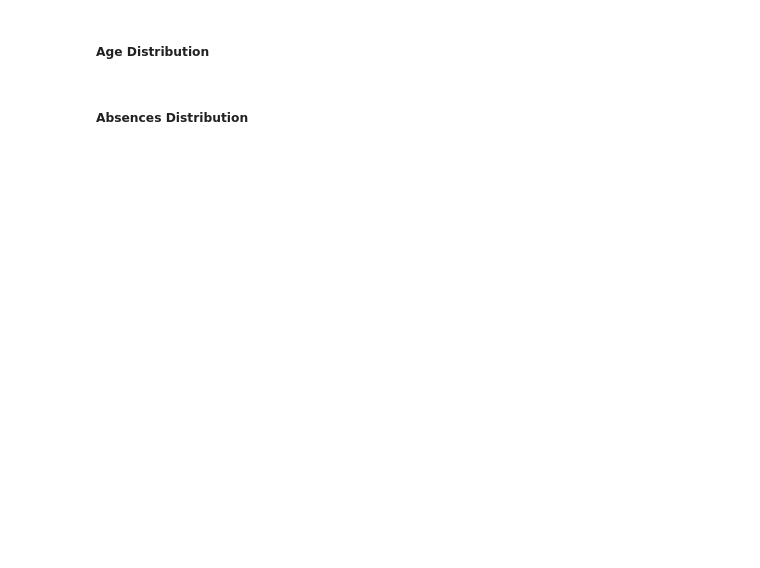
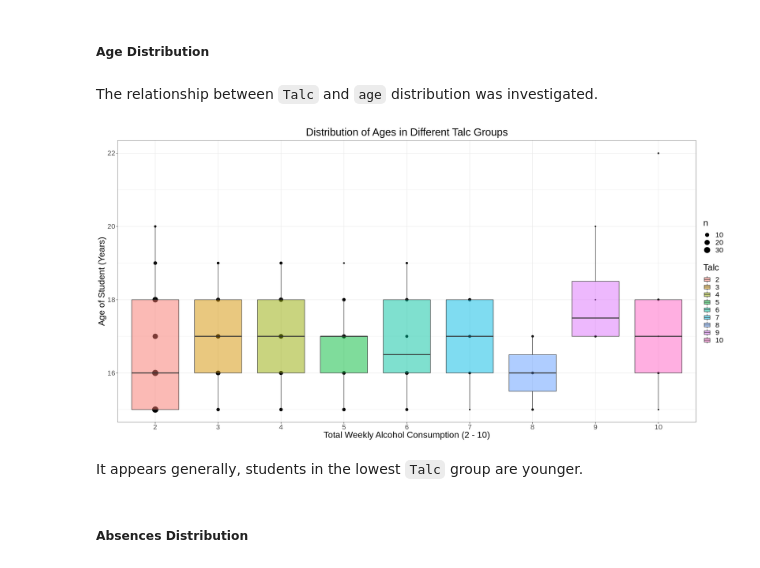
Before and after one commit to harr0p/Classification-Model, a Jupyter notebook: DSCI100_006-36_Group_Project_Proposal.ipynb, the cells around one changed output. Saved outputs shown, nothing was run; the diff lists cells and outputs as text; code cells hidden in the pictures; blank space fills up the shorter version.

```diff
--- a/DSCI100_006-36_Group_Project_Proposal.ipynb
+++ b/DSCI100_006-36_Group_Project_Proposal.ipynb
@@ -324,28 +242,27 @@ sac_train_sex_bar_chart
 # %% [markdown]
 ##### Age Distribution
+# %% [markdown]
+The relationship between `Talc` and `age` distribution was investigated.
 # %%
 sac_train_age_bar_chart_data <- sac_train |>
-    select(Talc, age) |>
-    group_by(Talc, age) |>
-    summarize(count = n()) |>
-    ungroup()
+    select(Talc, age)
 
-## Conversion of Talc from dbl -> fct to make displaying via ggplot easier
-sac_train_age_bar_chart_data$Talc <- as.factor(sac_train_age_bar_chart_data$Talc)
-sac_train_age_bar_chart_data$age <- as.factor(sac_train_age_bar_chart_data$age)
+options(repr.plot.width = 20, repr.plot.height = 10)
+sac_train_age_bar_chart <- sac_train_age_bar_chart_data |>
+     ggplot(aes(x = Talc, y = age)) +
+     geom_count(aes(x = Talc, y = age)) +
+     geom_boxplot(aes(fill = Talc), alpha = 0.5) +
+     labs(x = "Total Weekly Alcohol Consumption (2 - 10)",
+          y = "Age of Student (Years)",
+          title = "Distribution of Ages in Different Talc Groups") +
+     theme(plot.title = element_text(hjust = 0.5),
+           text = element_text(size = 20))
 
-options(repr.plot.width = 10, repr.plot.height = 10)
-sac_train_age_bar_chart_1 <- sac_train_age_bar_chart_data |>
-     ggplot(aes(x = age, y = count, fill = Talc)) +
-     geom_violin(scale = Talc) +
-     labs(x = "Age-Group",
-          y = "Proportion of Age-Group",
-          title = "Total Alcohol Consumption for Individual Age-Groups",
-          fill = "Total Alcohol Consumption") +
-     theme(plot.title = element_text(hjust = 0.5),
-           text = element_text(size = 20),
-           legend.position = "bottom")
 
-sac_train_age_bar_chart_1
+sac_train_age_bar_chart
+# %% [output]
+[figure, added]
+# %% [markdown]
+It appears generally, students in the lowest `Talc` group are younger.
 # %% [markdown]
 ##### Absences Distribution
```
Also changed, not shown: parts of 50 cells of this notebook.
